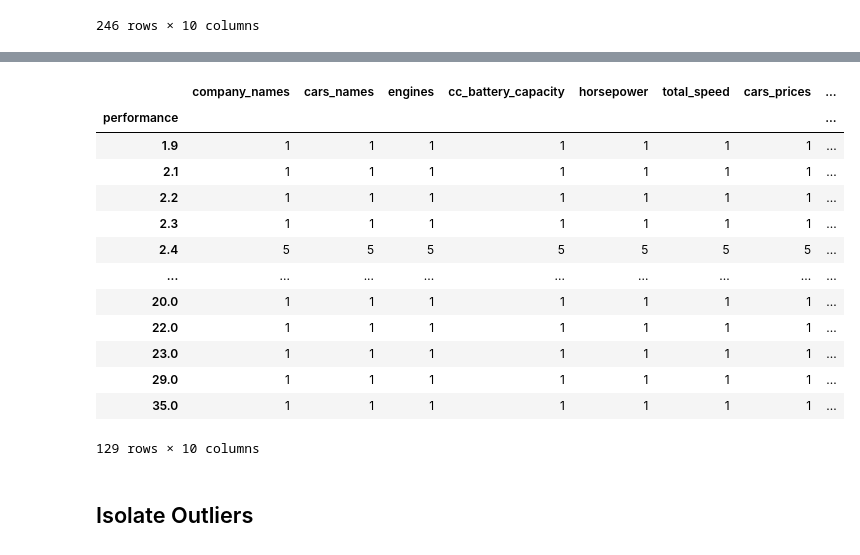
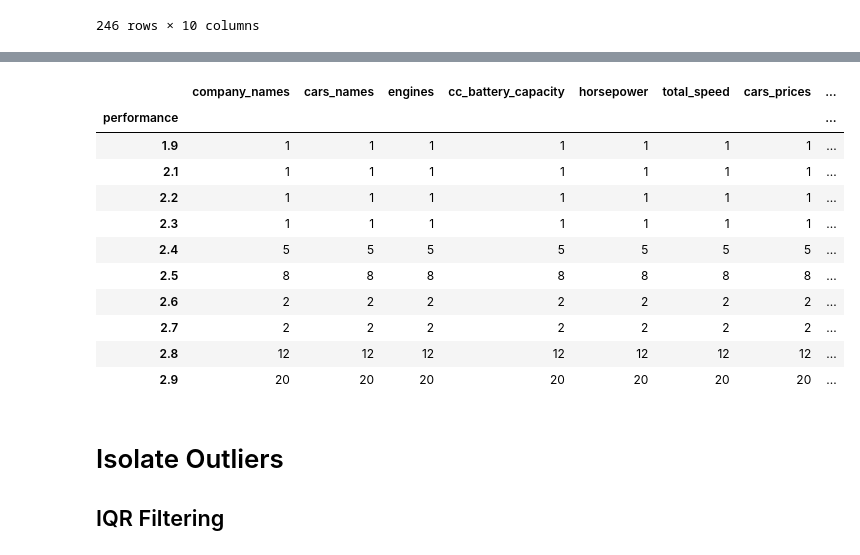
Before and after one commit to Wazard/GruppoX-Car-Analysis, a Jupyter notebook: car_analysis.ipynb, the cells around one changed output, grey strips where cells are left out. Cells and saved outputs as stored; diff of their text form; code cells hidden in the pictures.

```diff
--- a/car_analysis.ipynb
+++ b/car_analysis.ipynb
@@ -406,27 +451,26 @@ group_df.head(1500)
 # %%
 col = "performance"
 handler.try_rename_col(col="performance_0_100_km_h", name=col)
 
 handler.try_clean_string_to_number_col(col)
 clean_df = handler.df.copy()
 group_df = clean_df.groupby(col).count()
-group_df.head(1500)
+group_df.head(10)
 # %% [output]
 |  | company_names | cars_names | engines | cc_battery_capacity | horsepower | total_speed | cars_prices | ... |
 | performance |  |  |  |  |  |  |  | ... |
 | 1.9 | 1 | 1 | 1 | 1 | 1 | 1 | 1 | ... |
 | 2.1 | 1 | 1 | 1 | 1 | 1 | 1 | 1 | ... |
 | 2.2 | 1 | 1 | 1 | 1 | 1 | 1 | 1 | ... |
 | 2.3 | 1 | 1 | 1 | 1 | 1 | 1 | 1 | ... |
 | 2.4 | 5 | 5 | 5 | 5 | 5 | 5 | 5 | ... |
-| ... | ... | ... | ... | ... | ... | ... | ... | ... |
-| 20.0 | 1 | 1 | 1 | 1 | 1 | 1 | 1 | ... |
-| 22.0 | 1 | 1 | 1 | 1 | 1 | 1 | 1 | ... |
-| 23.0 | 1 | 1 | 1 | 1 | 1 | 1 | 1 | ... |
-| 29.0 | 1 | 1 | 1 | 1 | 1 | 1 | 1 | ... |
-| 35.0 | 1 | 1 | 1 | 1 | 1 | 1 | 1 | ... |
+| 2.5 | 8 | 8 | 8 | 8 | 8 | 8 | 8 | ... |
+| 2.6 | 2 | 2 | 2 | 2 | 2 | 2 | 2 | ... |
+| 2.7 | 2 | 2 | 2 | 2 | 2 | 2 | 2 | ... |
+| 2.8 | 12 | 12 | 12 | 12 | 12 | 12 | 12 | ... |
+| 2.9 | 20 | 20 | 20 | 20 | 20 | 20 | 20 | ... |
-129 rows × 10 columns
 # %%
 handler.df = clean_df.copy()
 # %% [markdown]
-## Isolate Outliers
+# Isolate Outliers
+## IQR Filtering
```
Also changed, not shown: parts of 17 cells of this notebook, 1 other file.
